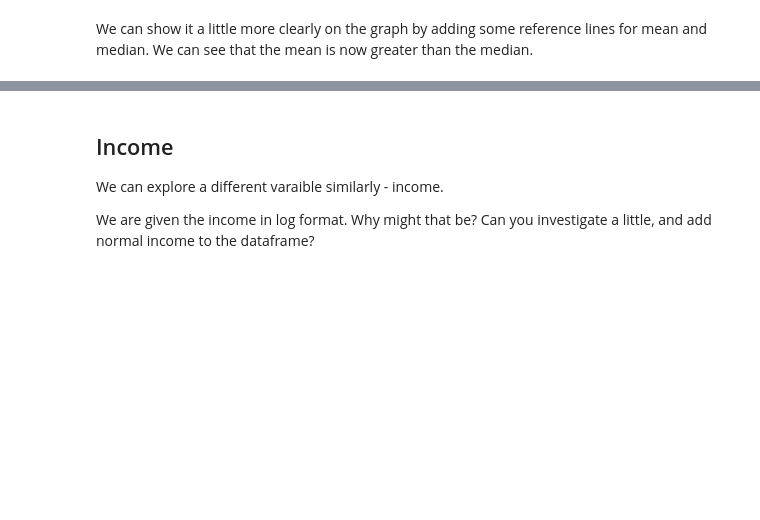
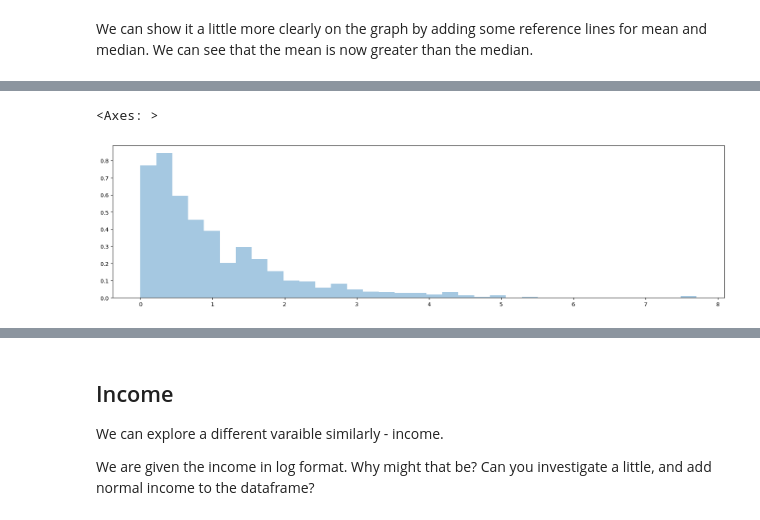
Before and after one commit to SedemSetor/Basic_Stats_in_Python_Student_Repository, a Jupyter notebook: 010_PDF.ipynb, the cells around one changed output, grey strips where cells are left out. Drawn from its saved outputs; the diff is of its cells as text; code cells hidden in the pictures; blank space fills up the shorter version.

```diff
--- a/010_PDF.ipynb
+++ b/010_PDF.ipynb
@@ -164,0 +235,7 @@ thinkplot.Config()
+# %%
+# Sample exponential distribution data
+exp_data = np.random.exponential(scale=1.0, size=1000)
+sns.distplot(exp_data, label="Data", kde=False, hist_kws={"density": True})
+# %% [output]
+<Axes: >
+[figure, added]
```
Also changed, not shown: parts of 18 cells of this notebook, 3 other files.
